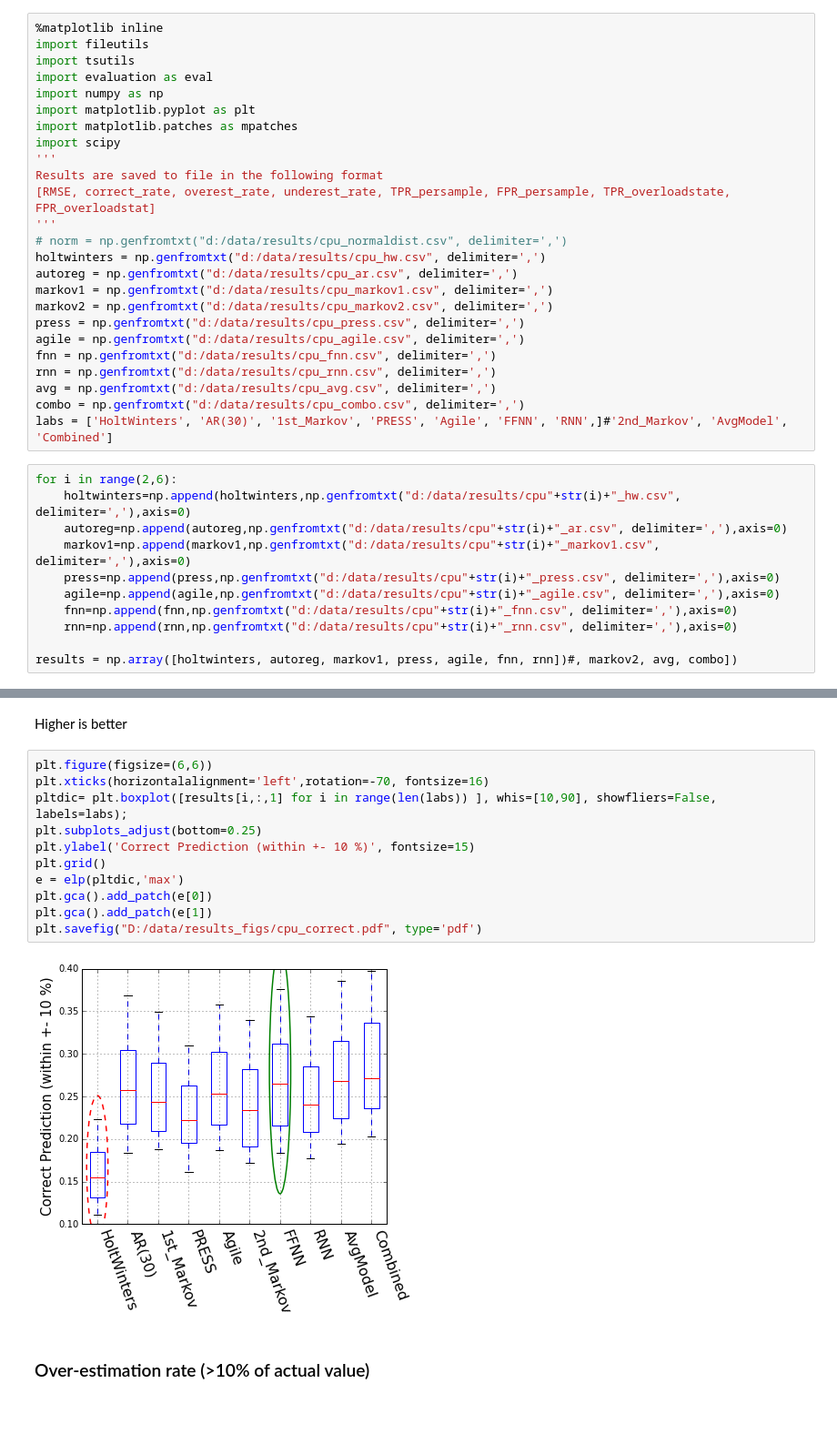
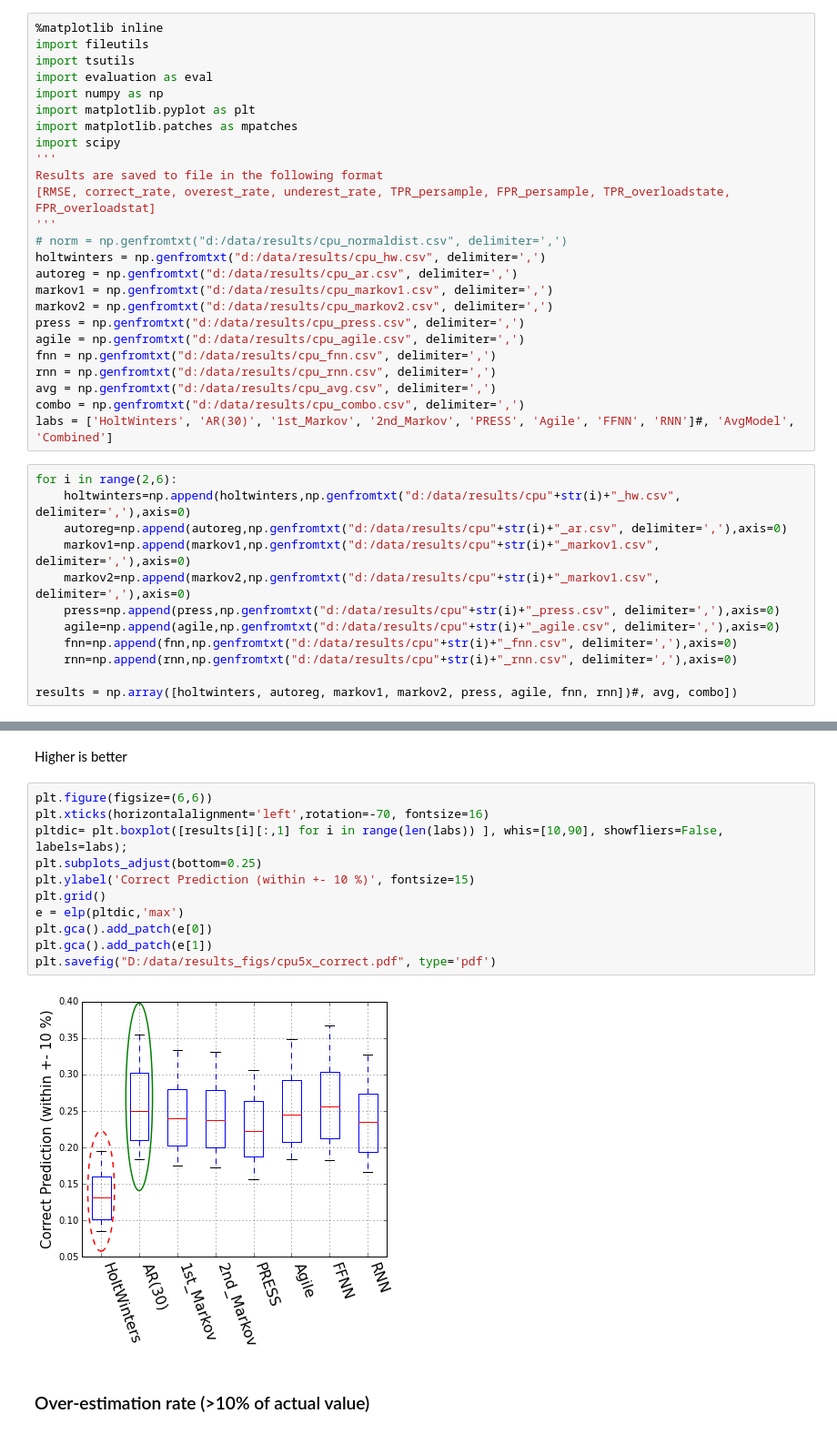
Before and after one commit to Manrich121/ForecastingCloud, a Jupyter notebook: DataPlot/src/model_evaluations_cpu.ipynb, the cells around one changed output, grey strips where cells are left out. Shown at 91% size. Cells and saved outputs as stored; diff of their text form.

Commit message:
Complete Markov2 cpu 5x runs Separated CSNM paper results in own notebook

```diff
--- a/DataPlot/src/model_evaluations_cpu.ipynb
+++ b/DataPlot/src/model_evaluations_cpu.ipynb
@@ -26,18 +26,19 @@ fnn = np.genfromtxt("d:/data/results/cpu_fnn.csv", delimiter=',')
 rnn = np.genfromtxt("d:/data/results/cpu_rnn.csv", delimiter=',')
 avg = np.genfromtxt("d:/data/results/cpu_avg.csv", delimiter=',')
 combo = np.genfromtxt("d:/data/results/cpu_combo.csv", delimiter=',')
-labs = ['HoltWinters', 'AR(30)', '1st_Markov', 'PRESS', 'Agile', 'FFNN', 'RNN',]#'2nd_Markov', 'AvgModel', 'Combined']
+labs = ['HoltWinters', 'AR(30)', '1st_Markov', '2nd_Markov', 'PRESS', 'Agile', 'FFNN', 'RNN']#, 'AvgModel', 'Combined']
 # %%
 for i in range(2,6):
     holtwinters=np.append(holtwinters,np.genfromtxt("d:/data/results/cpu"+str(i)+"_hw.csv", delimiter=','),axis=0)
     autoreg=np.append(autoreg,np.genfromtxt("d:/data/results/cpu"+str(i)+"_ar.csv", delimiter=','),axis=0)
     markov1=np.append(markov1,np.genfromtxt("d:/data/results/cpu"+str(i)+"_markov1.csv", delimiter=','),axis=0)
+    markov2=np.append(markov2,np.genfromtxt("d:/data/results/cpu"+str(i)+"_markov1.csv", delimiter=','),axis=0)
     press=np.append(press,np.genfromtxt("d:/data/results/cpu"+str(i)+"_press.csv", delimiter=','),axis=0)
     agile=np.append(agile,np.genfromtxt("d:/data/results/cpu"+str(i)+"_agile.csv", delimiter=','),axis=0)
     fnn=np.append(fnn,np.genfromtxt("d:/data/results/cpu"+str(i)+"_fnn.csv", delimiter=','),axis=0)
     rnn=np.append(rnn,np.genfromtxt("d:/data/results/cpu"+str(i)+"_rnn.csv", delimiter=','),axis=0)
 
-results = np.array([holtwinters, autoreg, markov1, press, agile, fnn, rnn])#, markov2, avg, combo])
+results = np.array([holtwinters, autoreg, markov1, markov2, press, agile, fnn, rnn])#, avg, combo])
 # %% [markdown]
 ### RMSE
 # %% [markdown]
@@ -92,16 +93,16 @@ Higher is better
 # %%
 plt.figure(figsize=(6,6))
 plt.xticks(horizontalalignment='left',rotation=-70, fontsize=16)
-pltdic= plt.boxplot([results[i,:,1] for i in range(len(labs)) ], whis=[10,90], showfliers=False, labels=labs);
+pltdic= plt.boxplot([results[i][:,1] for i in range(len(labs)) ], whis=[10,90], showfliers=False, labels=labs);
 plt.subplots_adjust(bottom=0.25)
 plt.ylabel('Correct Prediction (within +- 10 %)', fontsize=15)
 plt.grid()
 e = elp(pltdic,'max')
 plt.gca().add_patch(e[0])
 plt.gca().add_patch(e[1])
-plt.savefig("D:/data/results_figs/cpu_correct.pdf", type='pdf')
+plt.savefig("D:/data/results_figs/cpu5x_correct.pdf", type='pdf')
 # %% [output]
-[figure, old version]
+[figure, new version]
 # %% [markdown]
 ### Over-estimation rate (>10% of actual value)
 # %% [markdown]
```
Also changed, not shown: parts of 9 cells of this notebook, 4 other files.
